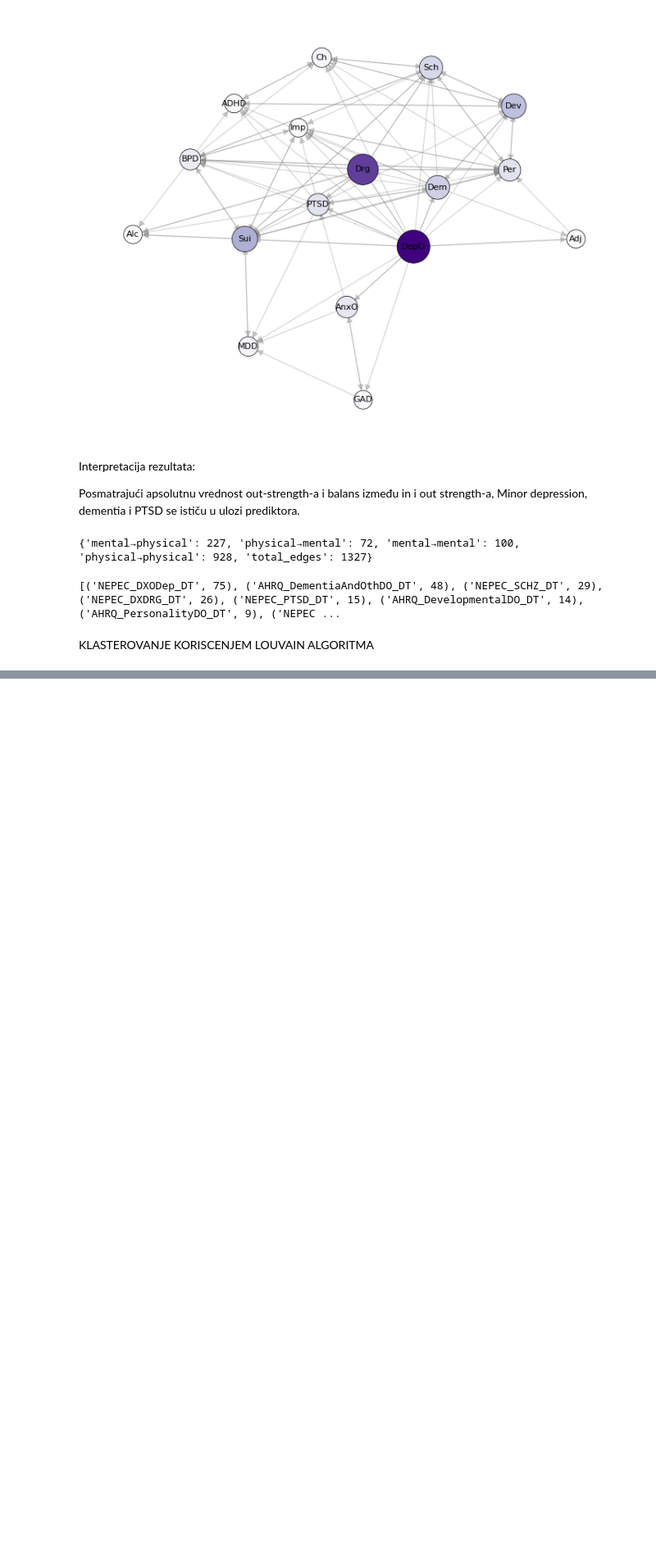
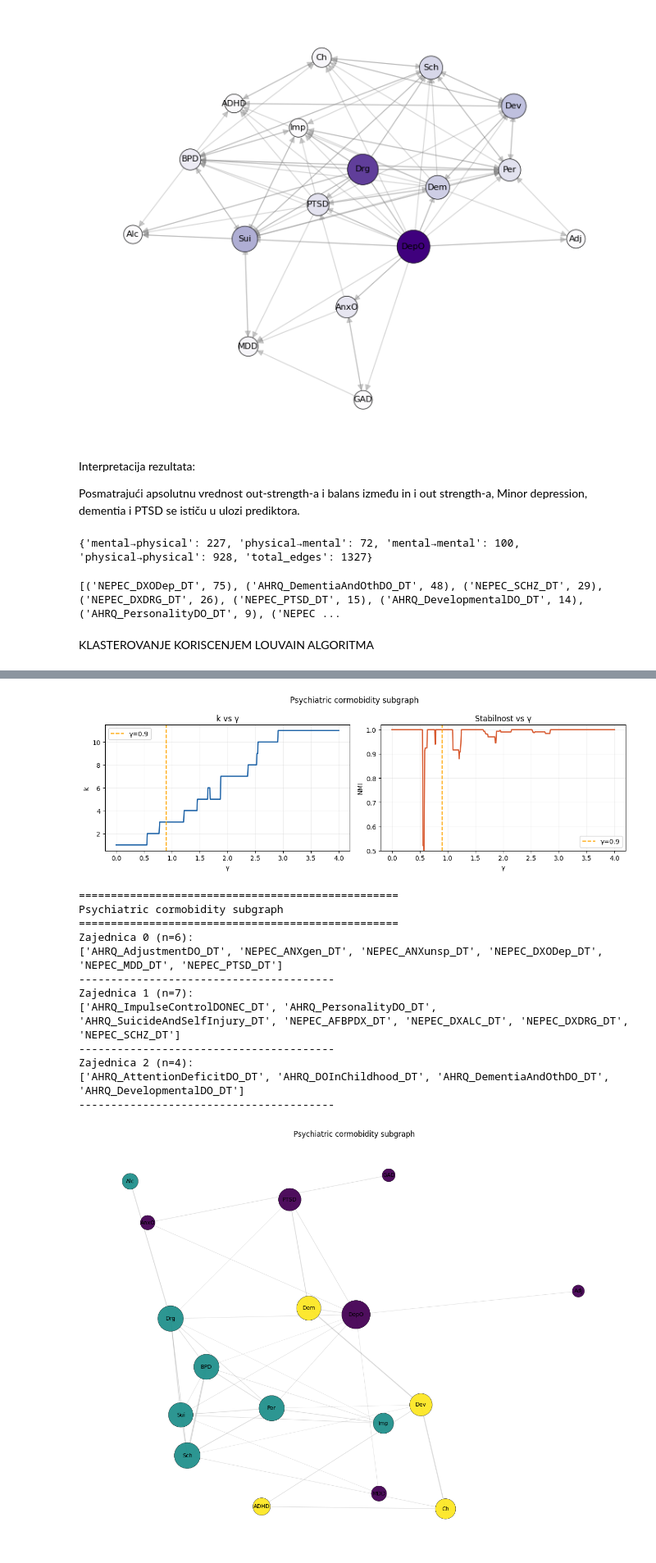
Before and after one commit to anjicx/Cormbobidity-Network-Analysis, a Jupyter notebook: SNA_Analysis.ipynb, the cells around one changed output, grey strips where cells are left out. Shown at 82% size. Drawn from its saved outputs; the diff is of its cells as text; code cells hidden in the pictures; blank space fills up the shorter version.

```diff
--- a/SNA_Analysis.ipynb
+++ b/SNA_Analysis.ipynb
@@ -583,7 +576,6 @@ H_p= to_undirected_projection_mean(G_p)# physical diseases undirected subgraph
 from networkx.algorithms.community import louvain_communities
 from networkx.algorithms.community.quality import modularity
 from sklearn.metrics import normalized_mutual_info_score
-import numpy as np
 #POMOCNE FJE
 
 def comms_to_map(comms):
@@ -598,8 +590,6 @@ def comms_to_map(comms):
 
 def comm_map_to_labels(comm_map, nodes_order): ##JJ: nisam razumela sta ova f. radi i cemu sluzi
     """
-    dict node->cid -> lista labela po fiksnom redosledu čvorova
-    (treba za NMI)
+    dict node->cid -> lista labela po fiksnom redosledu čvorova za nmi
     """
     return [comm_map[n] for n in nodes_order] #za dict cvor:klaster kojem pripada id
-#NMI
@@ -753,11 +672,0 @@ print(df_avg)
-# %%
-import numpy as np
-
-chosen_res = 0.8
-sub = df_runs[np.isclose(df_runs["resolution"], chosen_res)].copy()
-
-best_row = sub.sort_values("modularity", ascending=False).iloc[0]
-best_seed = int(best_row["seed"])
-chosen_res_used = float(best_row["resolution"])
-
-comms = comms_lookup[(chosen_res_used, best_seed)]
@@ -782 +697,15 @@ Node size-sum of all edges connected to that node/node strength
+# %%
+def analiziraj_mrezu(cons_results, cons_summary, chosen_res,
+                     G, label_map, naziv="", threshold_quantile=0.5):
+    key   = min(cons_results.keys(), key=lambda x: abs(x - chosen_res))
+    out   = cons_results[key]
+    comms = out["consensus_comms"]
+
+    diagnostic_plotting(cons_summary, chosen_res, naziv)
+    write_communities(comms, naziv)
+
+    plot_louvain_graph(G, comms, naziv, label_map,
+                       threshold_quantile=threshold_quantile)
+
+    return comms
 # %%
@@ -926,0 +827,9 @@ plot_louvain_graph(
+# %%
+# sweep pokretanje mentalne
+resolutions = np.arange(0, 4.01, 0.01)
+seeds = range(20)
+cons_results, cons_summary = louvain_consensus_sweep( H=H_m,
+    resolutions=resolutions,
+    seeds=seeds,
+    weight="weight",
+    consensus_threshold=0.5)
@@ -926,0 +883,21 @@ plot_louvain_graph(
+# %%
+
+# pozivi
+comms_m = analiziraj_mrezu(cons_results, cons_summary, 0.9,
+                            H_m, label_map, "Psychiatric cormobidity subgraph",
+                            threshold_quantile=0.5)
+# %% [output]
+[figure, added]
+==================================================
+Psychiatric cormobidity subgraph
+==================================================
+Zajednica 0 (n=6):
+['AHRQ_AdjustmentDO_DT', 'NEPEC_ANXgen_DT', 'NEPEC_ANXunsp_DT', 'NEPEC_DXODep_DT', 'NEPEC_MDD_DT', 'NEPEC_PTSD_DT']
+----------------------------------------
+Zajednica 1 (n=7):
+['AHRQ_ImpulseControlDONEC_DT', 'AHRQ_PersonalityDO_DT', 'AHRQ_SuicideAndSelfInjury_DT', 'NEPEC_AFBPDX_DT', 'NEPEC_DXALC_DT', 'NEPEC_DXDRG_DT', 'NEPEC_SCHZ_DT']
+----------------------------------------
+Zajednica 2 (n=4):
+['AHRQ_AttentionDeficitDO_DT', 'AHRQ_DOInChildhood_DT', 'AHRQ_DementiaAndOthDO_DT', 'AHRQ_DevelopmentalDO_DT']
+----------------------------------------
+[figure, added]
```
Also changed, not shown: parts of 23 cells of this notebook.
